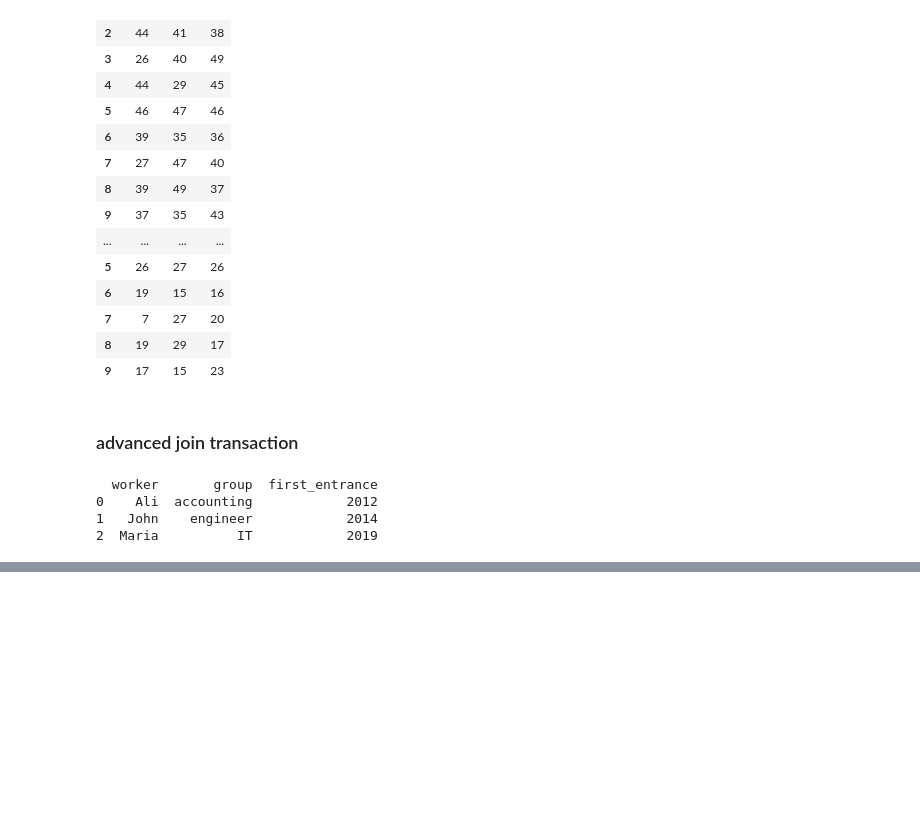
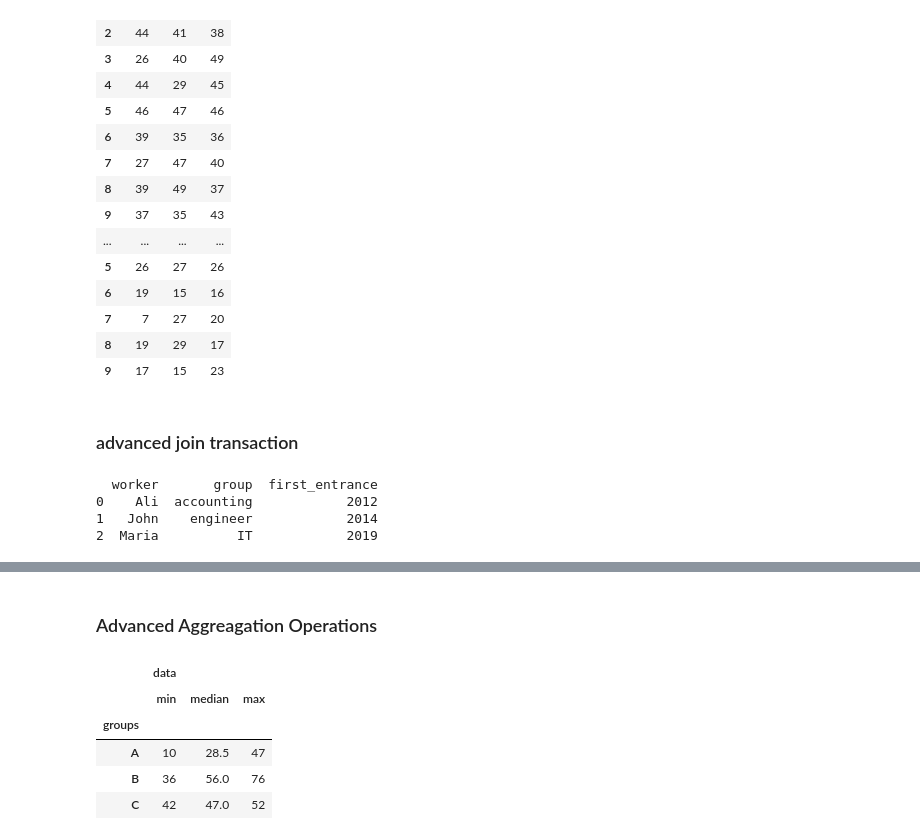
Before and after one commit to Huxoo/python_and_datascience, a Jupyter notebook: 2.Pandas.ipynb, the cells around one changed output, grey strips where cells are left out. Saved outputs shown, nothing was run; the diff lists cells and outputs as text; code cells hidden in the pictures; blank space fills up the shorter version.

```diff
--- a/2.Pandas.ipynb
+++ b/2.Pandas.ipynb
@@ -300,0 +416,17 @@ print(cs_whole)
+# %% [markdown]
+### Advanced Aggreagation Operations
+# %%
+# Aggregate() > batch method use
+
+df = pd.DataFrame({'groups': ['A', 'B', 'C', 'A', 'B', 'C'],
+                 'data': [10,36,52,47,76,42]},
+                 columns=['groups', 'data'])
+
+df.groupby('groups').aggregate(["min", np.median, max])
+# %% [output]
+|  | data |  |  |
+|  | min | median | max |
+| groups |  |  |  |
+| A | 10 | 28.5 | 47 |
+| B | 36 | 56.0 | 76 |
+| C | 42 | 47.0 | 52 |
```
Also changed, not shown: parts of 23 cells of this notebook.
